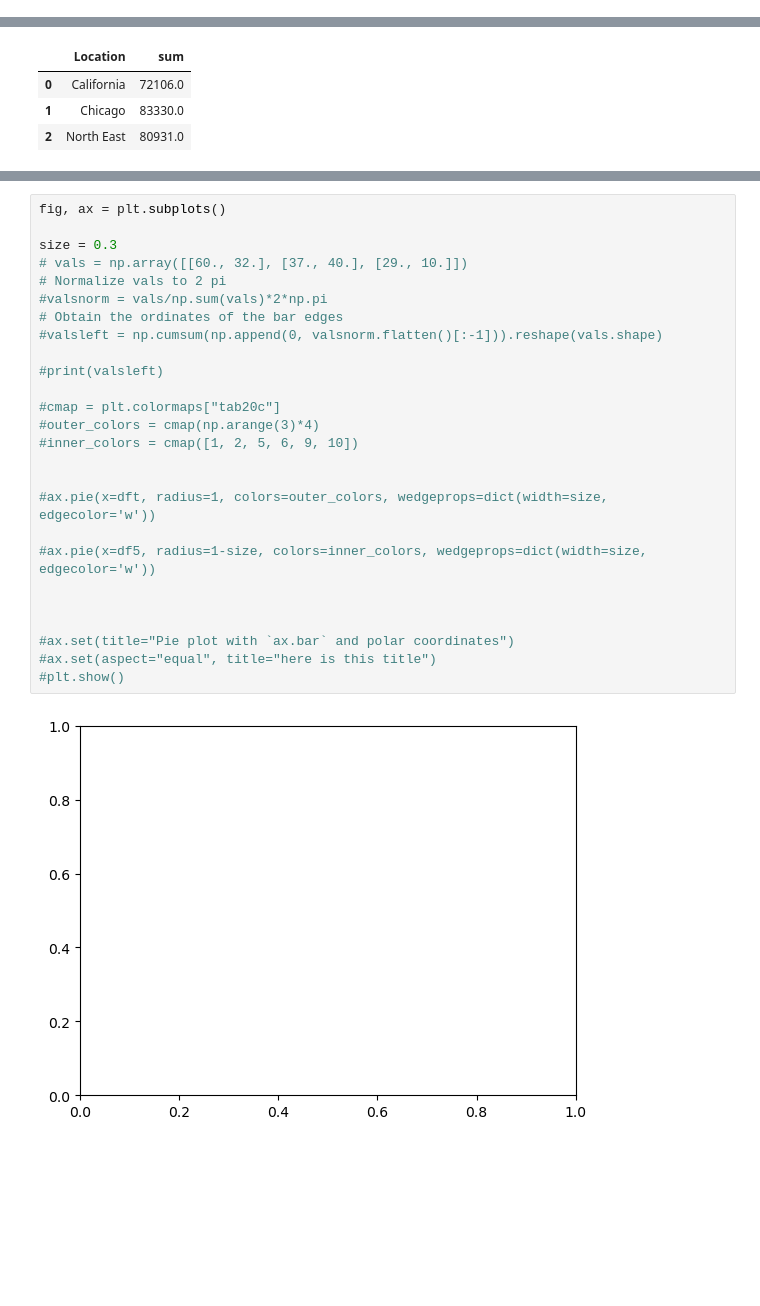
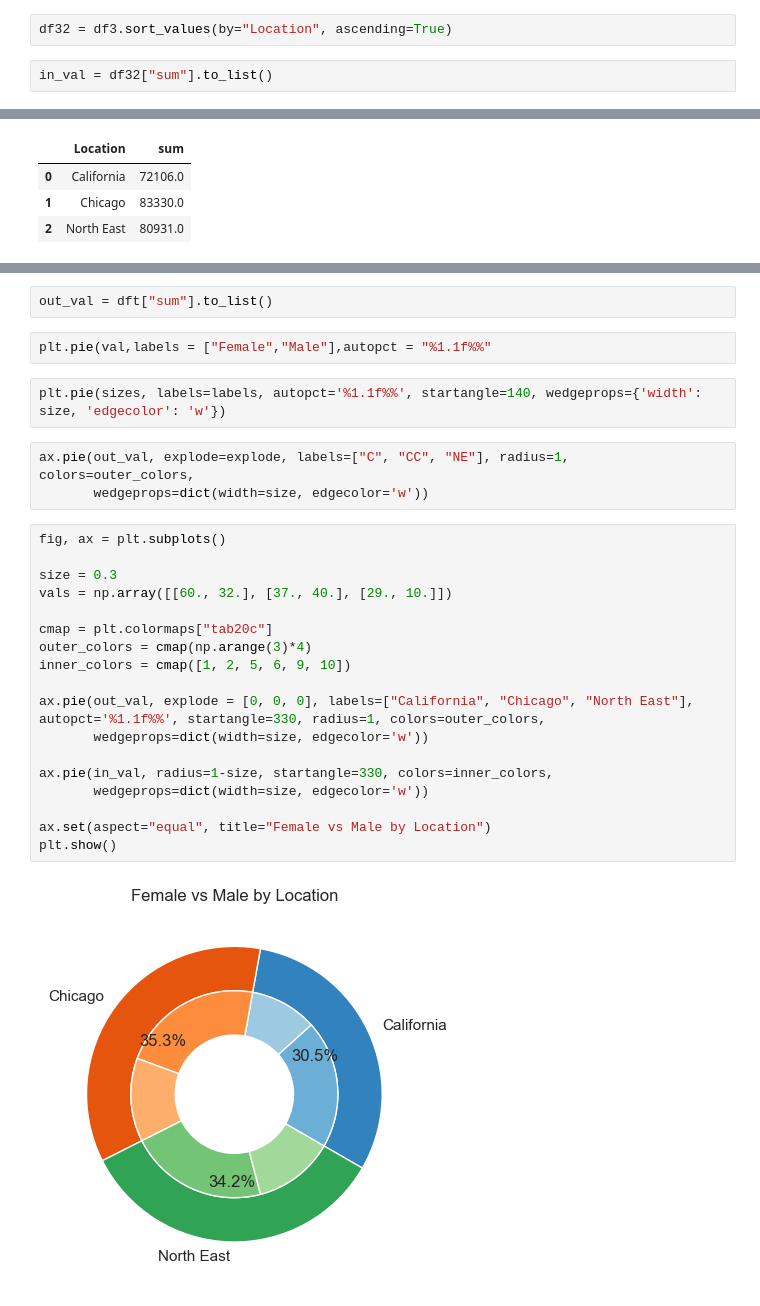
Before and after one commit to BreJyles/Project_1_group7, a Jupyter notebook: amber_work/project_1_code_venes.ipynb, the cells around one changed output, grey strips where cells are left out. Drawn from its saved outputs; the diff is of its cells as text; blank space fills up the shorter version.

```diff
--- a/amber_work/project_1_code_venes.ipynb
+++ b/amber_work/project_1_code_venes.ipynb
@@ -375,6 +455,10 @@ df3
 | 3 | M | California | 24796.0 |
 | 4 | M | Chicago | 30840.0 |
 | 5 | M | North East | 29775.0 |
+# %%
+df32 = df3.sort_values(by="Location", ascending=True)
+# %%
+in_val = df32["sum"].to_list()
 # %%
 #df4 = df3["sum"]
 #df4 = df4.to_numpy()
@@ -434,28 +507,29 @@ dft
-# %%
-fig, ax = plt.subplots()
-
-size = 0.3
-# vals = np.array([[60., 32.], [37., 40.], [29., 10.]])
-# Normalize vals to 2 pi
-#valsnorm = vals/np.sum(vals)*2*np.pi
-# Obtain the ordinates of the bar edges
-#valsleft = np.cumsum(np.append(0, valsnorm.flatten()[:-1])).reshape(vals.shape)
-
-#print(valsleft)
-
-#cmap = plt.colormaps["tab20c"]
-#outer_colors = cmap(np.arange(3)*4)
-#inner_colors = cmap([1, 2, 5, 6, 9, 10])
-
-
-#ax.pie(x=dft, radius=1, colors=outer_colors, wedgeprops=dict(width=size, edgecolor='w'))
-
-#ax.pie(x=df5, radius=1-size, colors=inner_colors, wedgeprops=dict(width=size, edgecolor='w'))
-
-
-
-#ax.set(title="Pie plot with `ax.bar` and polar coordinates")
-#ax.set(aspect="equal", title="here is this title")
-#plt.show()
-# %% [output]
-[figure, removed]
+# %%
+out_val = dft["sum"].to_list()
+# %%
+plt.pie(val,labels = ["Female","Male"],autopct = "%1.1f%%"
+# %%
+plt.pie(sizes, labels=labels, autopct='%1.1f%%', startangle=140, wedgeprops={'width': size, 'edgecolor': 'w'})
+# %%
+ax.pie(out_val, explode=explode, labels=["C", "CC", "NE"], radius=1, colors=outer_colors,
+       wedgeprops=dict(width=size, edgecolor='w'))
+# %%
+fig, ax = plt.subplots()
+
+size = 0.3
+vals = np.array([[60., 32.], [37., 40.], [29., 10.]])
+
+cmap = plt.colormaps["tab20c"]
+outer_colors = cmap(np.arange(3)*4)
+inner_colors = cmap([1, 2, 5, 6, 9, 10])
+
+ax.pie(out_val, explode = [0, 0, 0], labels=["California", "Chicago", "North East"], autopct='%1.1f%%', startangle=330, radius=1, colors=outer_colors,
+       wedgeprops=dict(width=size, edgecolor='w'))
+
+ax.pie(in_val, radius=1-size, startangle=330, colors=inner_colors,
+       wedgeprops=dict(width=size, edgecolor='w'))
+
+ax.set(aspect="equal", title="Female vs Male by Location")
+plt.show()
+# %% [output]
+[figure, added]
```
Also changed, not shown: parts of 13 cells of this notebook.
